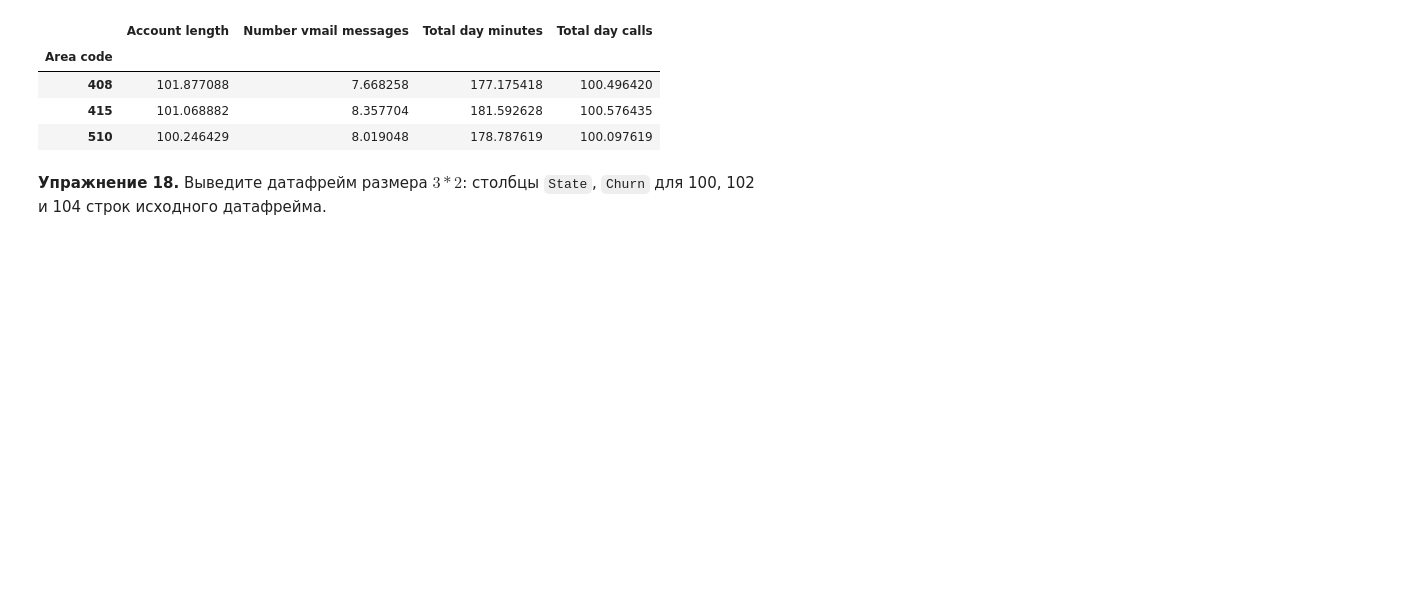
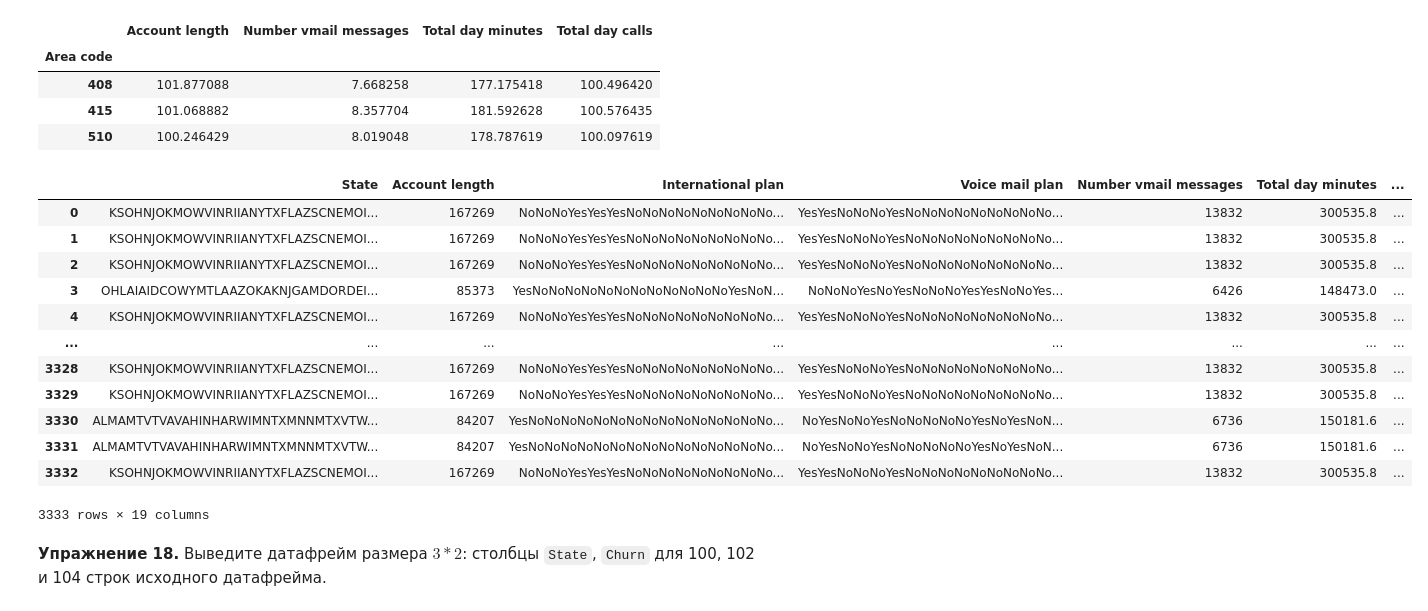
Before and after one commit to sysctlain/prog-sems, a Jupyter notebook: 2026_lpr_lab09.ipynb, the cells around one changed output. Saved outputs shown, nothing was run; the diff lists cells and outputs as text; code cells hidden in the pictures; blank space fills up the shorter version.

```diff
--- a/2026_lpr_lab09.ipynb
+++ b/2026_lpr_lab09.ipynb
@@ -1304,6 +1314,23 @@ ffff
 | 408 | 101.877088 | 7.668258 | 177.175418 | 100.496420 |
 | 415 | 101.068882 | 8.357704 | 181.592628 | 100.576435 |
 | 510 | 100.246429 | 8.019048 | 178.787619 | 100.097619 |
+# %%
+f.head()
+f.groupby("Area code").transform(lambda x: x.sum())
+# %% [output]
+|  | State | Account length | International plan | Voice mail plan | Number vmail messages | Total day minutes | ... |
+| 0 | KSOHNJOKMOWVINRIIANYTXFLAZSCNEMOI... | 167269 | NoNoNoYesYesYesNoNoNoNoNoNoNoNoNo... | YesYesNoNoNoYesNoNoNoNoNoNoNoNoNo... | 13832 | 300535.8 | ... |
+| 1 | KSOHNJOKMOWVINRIIANYTXFLAZSCNEMOI... | 167269 | NoNoNoYesYesYesNoNoNoNoNoNoNoNoNo... | YesYesNoNoNoYesNoNoNoNoNoNoNoNoNo... | 13832 | 300535.8 | ... |
+| 2 | KSOHNJOKMOWVINRIIANYTXFLAZSCNEMOI... | 167269 | NoNoNoYesYesYesNoNoNoNoNoNoNoNoNo... | YesYesNoNoNoYesNoNoNoNoNoNoNoNoNo... | 13832 | 300535.8 | ... |
+| 3 | OHLAIAIDCOWYMTLAAZOKAKNJGAMDORDEI... | 85373 | YesNoNoNoNoNoNoNoNoNoNoNoNoYesNoN... | NoNoNoYesNoYesNoNoNoYesYesNoNoYes... | 6426 | 148473.0 | ... |
+| 4 | KSOHNJOKMOWVINRIIANYTXFLAZSCNEMOI... | 167269 | NoNoNoYesYesYesNoNoNoNoNoNoNoNoNo... | YesYesNoNoNoYesNoNoNoNoNoNoNoNoNo... | 13832 | 300535.8 | ... |
+| ... | ... | ... | ... | ... | ... | ... | ... |
+| 3328 | KSOHNJOKMOWVINRIIANYTXFLAZSCNEMOI... | 167269 | NoNoNoYesYesYesNoNoNoNoNoNoNoNoNo... | YesYesNoNoNoYesNoNoNoNoNoNoNoNoNo... | 13832 | 300535.8 | ... |
+| 3329 | KSOHNJOKMOWVINRIIANYTXFLAZSCNEMOI... | 167269 | NoNoNoYesYesYesNoNoNoNoNoNoNoNoNo... | YesYesNoNoNoYesNoNoNoNoNoNoNoNoNo... | 13832 | 300535.8 | ... |
+| 3330 | ALMAMTVTVAVAHINHARWIMNTXMNNMTXVTW... | 84207 | YesNoNoNoNoNoNoNoNoNoNoNoNoNoNoNo... | NoYesNoNoYesNoNoNoNoNoYesNoYesNoN... | 6736 | 150181.6 | ... |
+| 3331 | ALMAMTVTVAVAHINHARWIMNTXMNNMTXVTW... | 84207 | YesNoNoNoNoNoNoNoNoNoNoNoNoNoNoNo... | NoYesNoNoYesNoNoNoNoNoYesNoYesNoN... | 6736 | 150181.6 | ... |
+| 3332 | KSOHNJOKMOWVINRIIANYTXFLAZSCNEMOI... | 167269 | NoNoNoYesYesYesNoNoNoNoNoNoNoNoNo... | YesYesNoNoNoYesNoNoNoNoNoNoNoNoNo... | 13832 | 300535.8 | ... |
+3333 rows × 19 columns
 # %% [markdown]
 **Упражнение 18.** Выведите датафрейм размера $3*2$: столбцы `State`, `Churn` для 100, 102 и 104 строк исходного датафрейма.
 # %%
```
Also changed, not shown: parts of 1 cell of this notebook, 3 other files.
